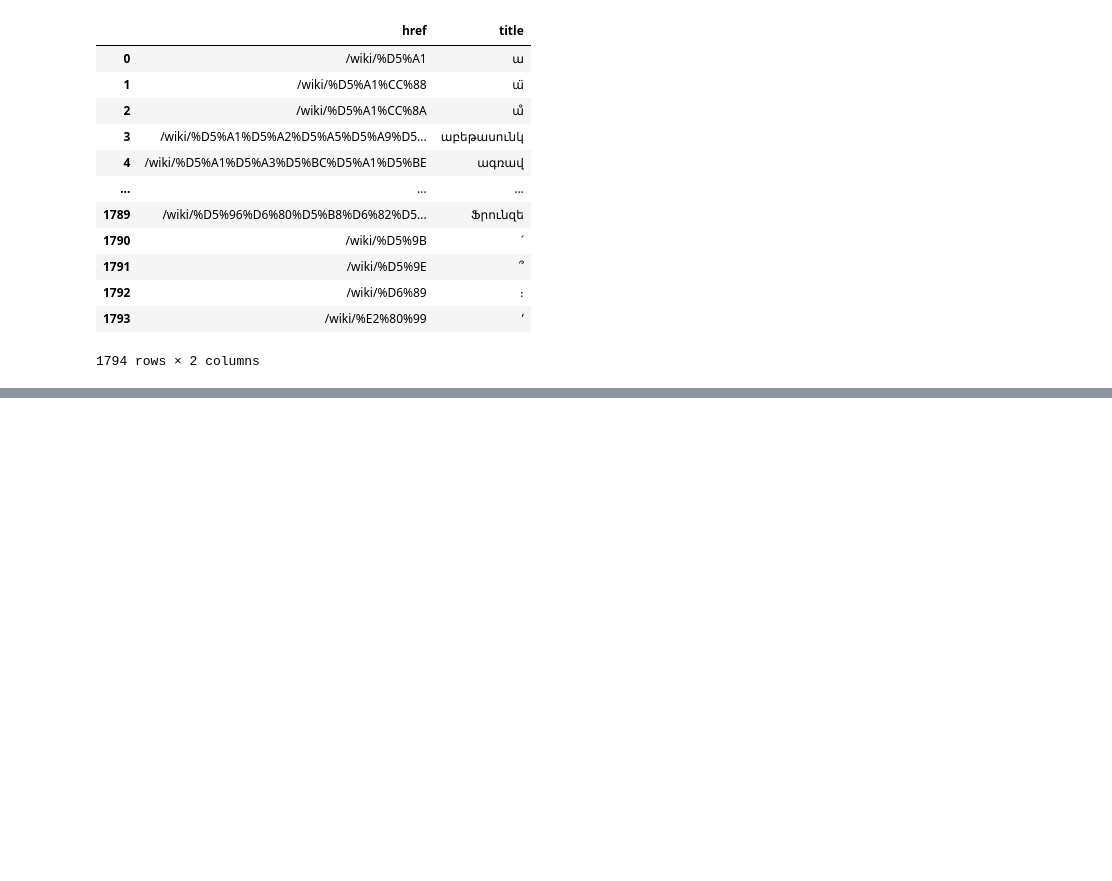
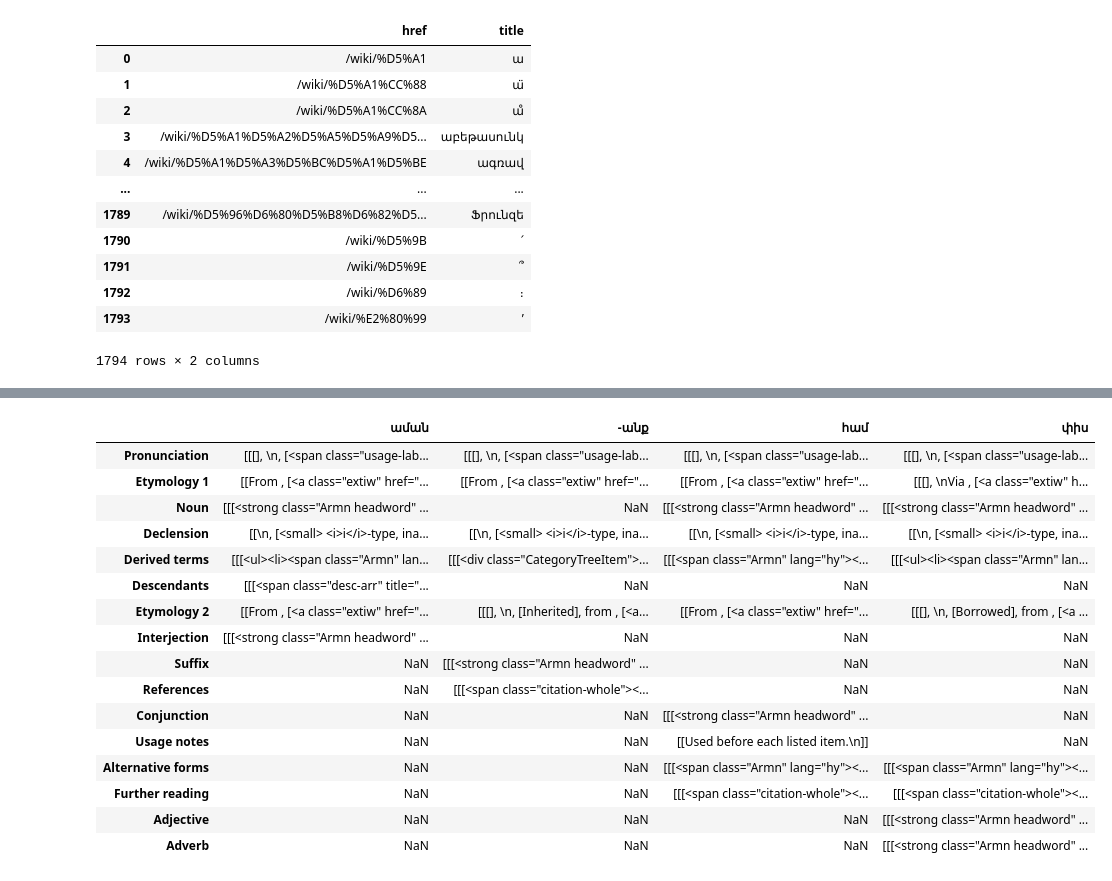
Before and after one commit to kebuhcah/viet-wiktionary-scrape, a Jupyter notebook: sandbox.ipynb, the cells around one changed output, grey strips where cells are left out. Cells and saved outputs as stored; diff of their text form; code cells hidden in the pictures; blank space fills up the shorter version.

```diff
--- a/sandbox.ipynb
+++ b/sandbox.ipynb
@@ -133,3 +140,23 @@ for title, href in tqdm([row[['title','href']].to_list() for _, row in lemmas.sa
+# %%
+pd.DataFrame(entries)#]
+# %% [output]
+|  | աման | -անք | համ | փիս |
+| Pronunciation | [[[], \n, [<span class="usage-lab... | [[[], \n, [<span class="usage-lab... | [[[], \n, [<span class="usage-lab... | [[[], \n, [<span class="usage-lab... |
+| Etymology 1 | [[From , [<a class="extiw" href="... | [[From , [<a class="extiw" href="... | [[From , [<a class="extiw" href="... | [[[], \nVia , [<a class="extiw" h... |
+| Noun | [[[<strong class="Armn headword" ... | NaN | [[[<strong class="Armn headword" ... | [[[<strong class="Armn headword" ... |
+| Declension | [[\n, [<small> <i>i</i>-type, ina... | [[\n, [<small> <i>i</i>-type, ina... | [[\n, [<small> <i>i</i>-type, ina... | [[\n, [<small> <i>i</i>-type, ina... |
+| Derived terms | [[[<ul><li><span class="Armn" lan... | [[[<div class="CategoryTreeItem">... | [[[<span class="Armn" lang="hy"><... | [[[<ul><li><span class="Armn" lan... |
+| Descendants | [[[<span class="desc-arr" title="... | NaN | NaN | NaN |
+| Etymology 2 | [[From , [<a class="extiw" href="... | [[[], \n, [Inherited], from , [<a... | [[From , [<a class="extiw" href="... | [[[], \n, [Borrowed], from , [<a ... |
+| Interjection | [[[<strong class="Armn headword" ... | NaN | NaN | NaN |
+| Suffix | NaN | [[[<strong class="Armn headword" ... | NaN | NaN |
+| References | NaN | [[[<span class="citation-whole"><... | NaN | NaN |
+| Conjunction | NaN | NaN | [[[<strong class="Armn headword" ... | NaN |
+| Usage notes | NaN | NaN | [[Used before each listed item.\n]] | NaN |
+| Alternative forms | NaN | NaN | [[[<span class="Armn" lang="hy"><... | [[[<span class="Armn" lang="hy"><... |
+| Further reading | NaN | NaN | [[[<span class="citation-whole"><... | [[[<span class="citation-whole"><... |
+| Adjective | NaN | NaN | NaN | [[[<strong class="Armn headword" ... |
+| Adverb | NaN | NaN | NaN | [[[<strong class="Armn headword" ... |
 # %%
 results = pd.DataFrame(entries).T
 # %%
```
Also changed, not shown: parts of 8 cells of this notebook.
